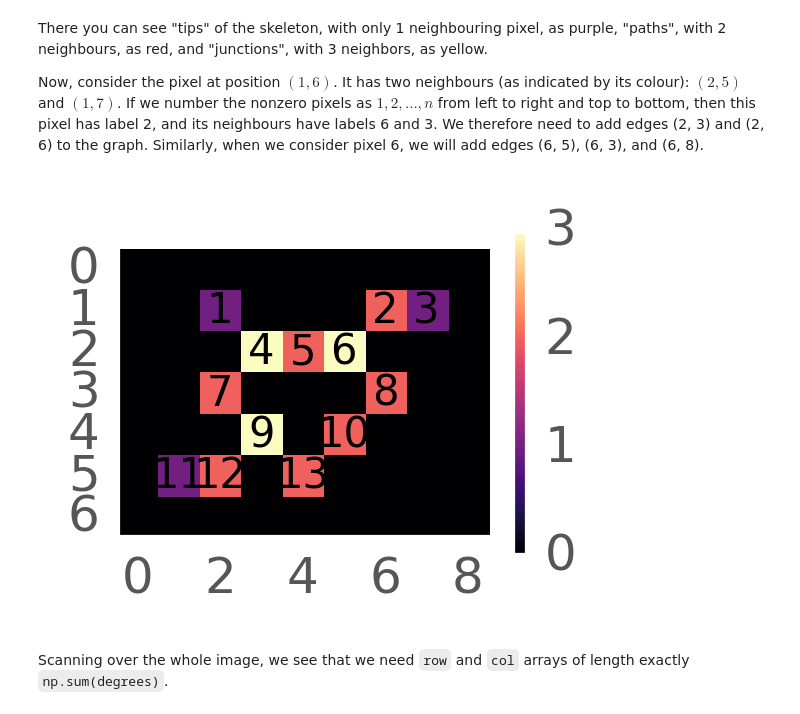
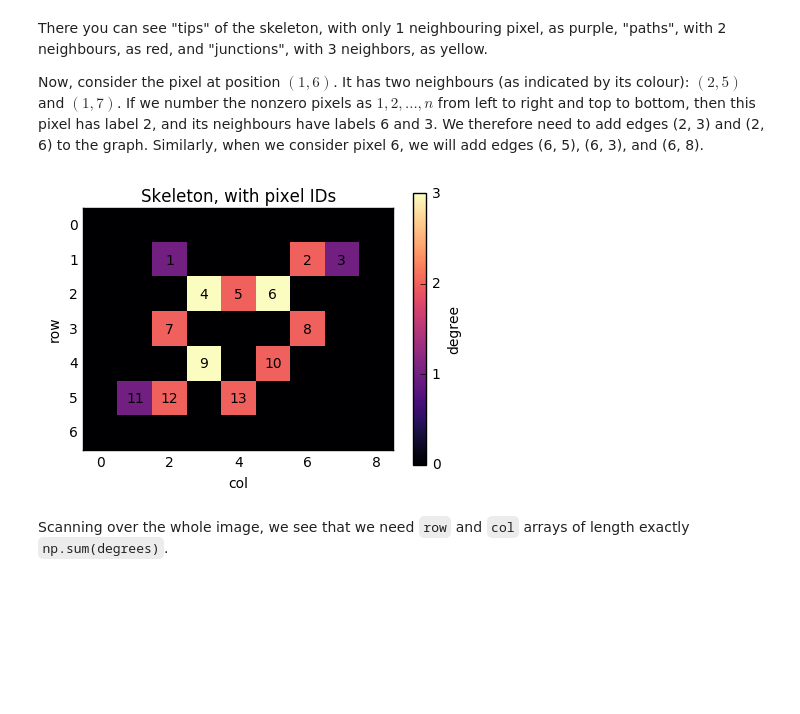
Before and after one commit to jni/blog-notebooks, a Jupyter notebook: wip/Numba in the real world.ipynb, the cells around one changed output. Drawn from its saved outputs; the diff is of its cells as text; code cells hidden in the pictures; blank space fills up the shorter version.

```diff
--- a/wip/Numba in the real world.ipynb
+++ b/wip/Numba in the real world.ipynb
@@ -81,8 +81,9 @@ I'll present below a slightly simplified version of the code present in my libra
 # %%
 %matplotlib inline
-# %%
-import matplotlib.pyplot as plt
-plt.style.use('/Users/jni/projects/elegant-scipy/style/elegant.mplstyle')
+# %%
+import matplotlib.pyplot as plt
+plt.rcParams['image.cmap'] = 'gray'
+plt.rcParams['image.interpolation'] = 'nearest'
 # %%
 skeleton = np.array([[0, 1, 0, 0, 0, 1, 1],
                      [0, 0, 1, 1, 1, 0, 0],
@@ -120,18 +128,23 @@ There you can see "tips" of the skeleton, with only 1 neighbouring pixel, as pur
 
 Now, consider the pixel at position $(1, 6)$. It has two neighbours (as indicated by its colour): $(2, 5)$ and $(1, 7)$. If we number the nonzero pixels as $1, 2, ..., n$ from left to right and top to bottom, then this pixel has label 2, and its neighbours have labels 6 and 3. We therefore need to add edges (2, 3) and (2, 6) to the graph. Similarly, when we consider pixel 6, we will add edges (6, 5), (6, 3), and (6, 8).
 # %%
-fig, ax = plt.subplots(figsize=(2, 2))
+fig, ax = plt.subplots(figsize=(5, 5))
 result = ax.imshow(degrees, cmap='magma')
 cbar = fig.colorbar(result, ax=ax, shrink=0.7)
 cbar.set_ticks([0, 1, 2, 3])
 
 nnz = len(np.flatnonzero(degrees))
 pixel_labels = np.arange(nnz) + 1
 for lab, y, x in zip(pixel_labels, *np.nonzero(degrees)):
     ax.text(x, y, lab, horizontalalignment='center',
             verticalalignment='center')
+
+ax.set_xlabel('col')
+ax.set_ylabel('row')
+ax.set_title('Skeleton, with pixel IDs')
+cbar.set_label('degree')
 # %% [output]
-[figure, old version]
+[figure, new version]
 # %% [markdown]
 Scanning over the whole image, we see that we need `row` and `col` arrays of length exactly `np.sum(degrees)`.
 # %%
```
Also changed, not shown: parts of 18 cells of this notebook.
